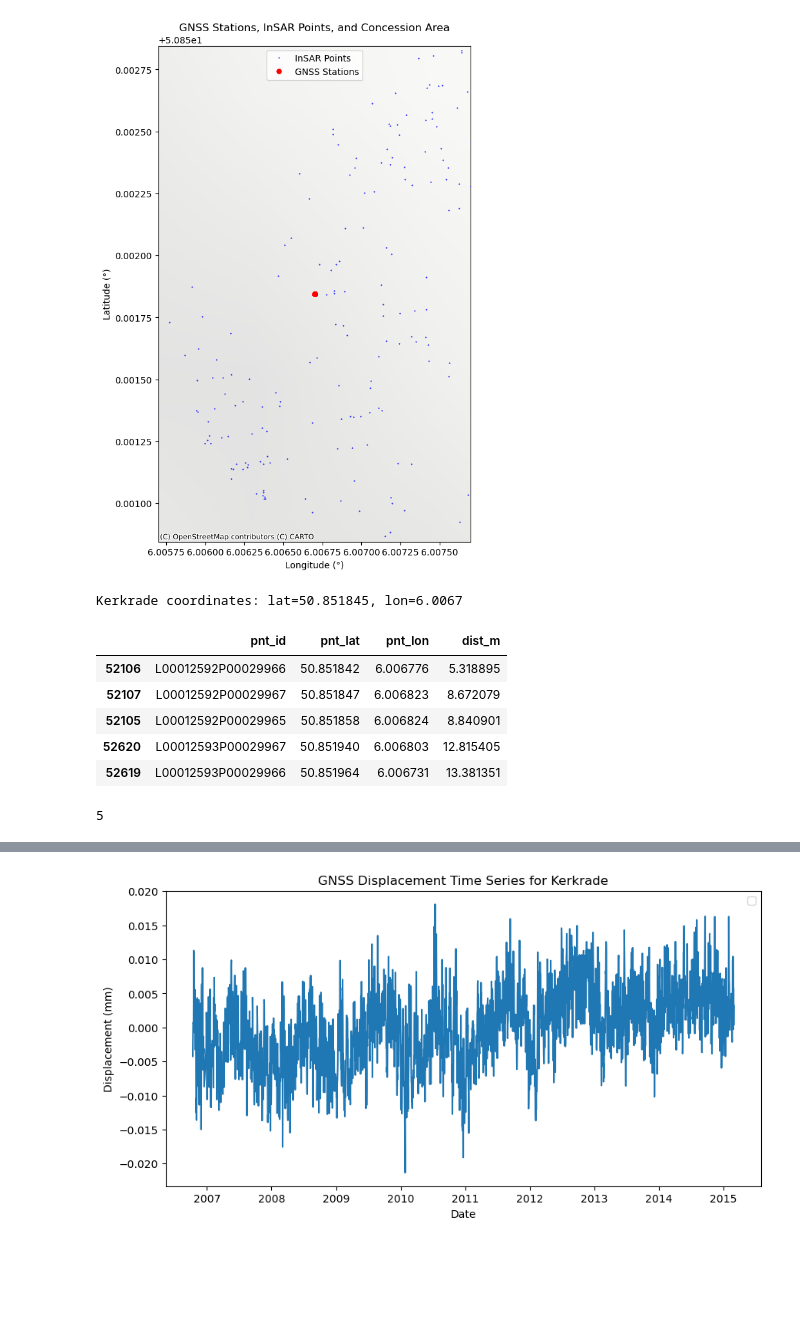
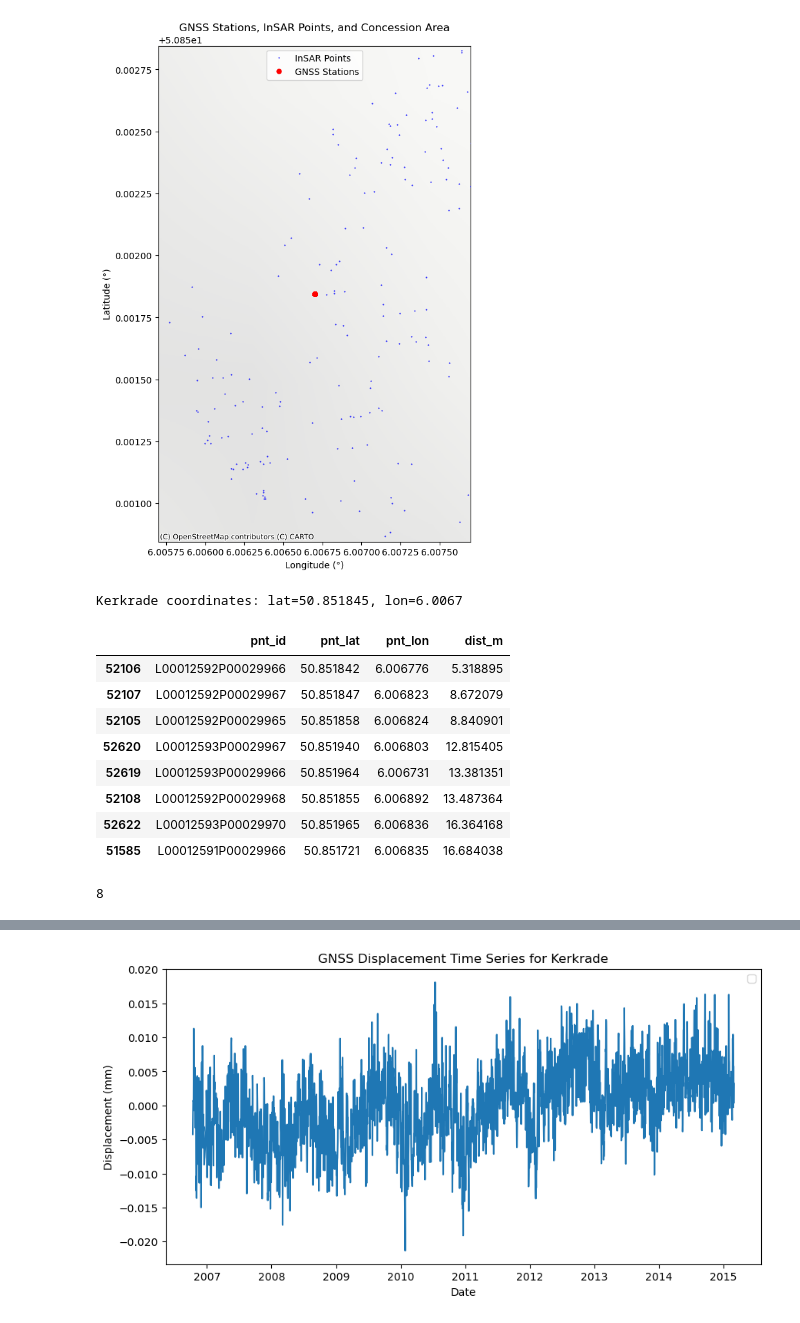
Before and after one commit to nigelwie/SHM-GH-Abandoned-Mines-Limburg, a Jupyter notebook: 02_plot_combined.ipynb, the cells around one changed output, grey strips where cells are left out. Drawn from its saved outputs; the diff is of its cells as text; code cells hidden in the pictures; blank space fills up the shorter version.

```diff
--- a/02_plot_combined.ipynb
+++ b/02_plot_combined.ipynb
@@ -178,29 +265,32 @@ def find_nearest_insar_points(insar_df, lat_0, lon_0, N=5,
 # %%
 station_name = 'Kerkrade'
 lat_0 = df.loc[df['pnt_name'] == station_name, 'pnt_lat'].values[0]
 lon_0 = df.loc[df['pnt_name'] == station_name, 'pnt_lon'].values[0]
 
 print(f"{station_name} coordinates: lat={lat_0}, lon={lon_0}")
 
 
-N = 5
+N = 8
 
 # Use the DataFrame that still has metadata columns (pnt_lat/pnt_lon) + u_ columns.
 # For example: insar_asc_u = add_vertical_insar(insar_asc) or convert_insar_to_u(insar_asc_LOS)
 nearest = find_nearest_insar_points(insar_asc_u, lat_0, lon_0, N=N)
 
 display(nearest[["pnt_id", "pnt_lat", "pnt_lon", "dist_m"]].head(N))
 
 print(len(nearest))
 # %% [output]
 Kerkrade coordinates: lat=50.851845, lon=6.0067
 |  | pnt_id | pnt_lat | pnt_lon | dist_m |
 | 52106 | L00012592P00029966 | 50.851842 | 6.006776 | 5.318895 |
 | 52107 | L00012592P00029967 | 50.851847 | 6.006823 | 8.672079 |
 | 52105 | L00012592P00029965 | 50.851858 | 6.006824 | 8.840901 |
 | 52620 | L00012593P00029967 | 50.851940 | 6.006803 | 12.815405 |
 | 52619 | L00012593P00029966 | 50.851964 | 6.006731 | 13.381351 |
+| 52108 | L00012592P00029968 | 50.851855 | 6.006892 | 13.487364 |
+| 52622 | L00012593P00029970 | 50.851965 | 6.006836 | 16.364168 |
+| 51585 | L00012591P00029966 | 50.851721 | 6.006835 | 16.684038 |
-5
+8
 # %%
 def plot_gnss_insar_locations(insar_df, nearest_df, lat_0, lon_0,
                               lat_col="pnt_lat", lon_col="pnt_lon"):
```
Also changed, not shown: parts of 9 cells of this notebook.
